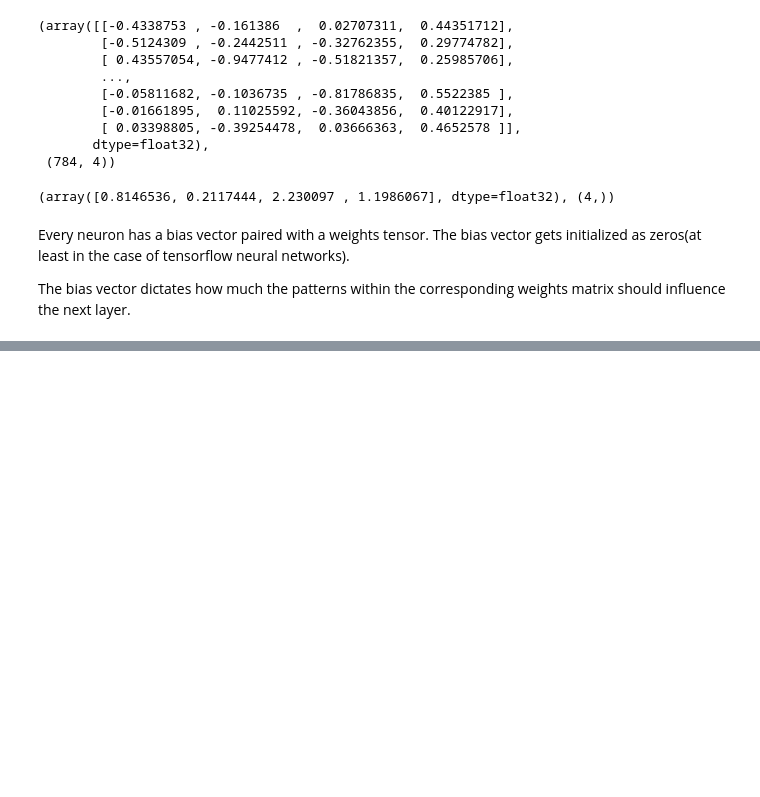
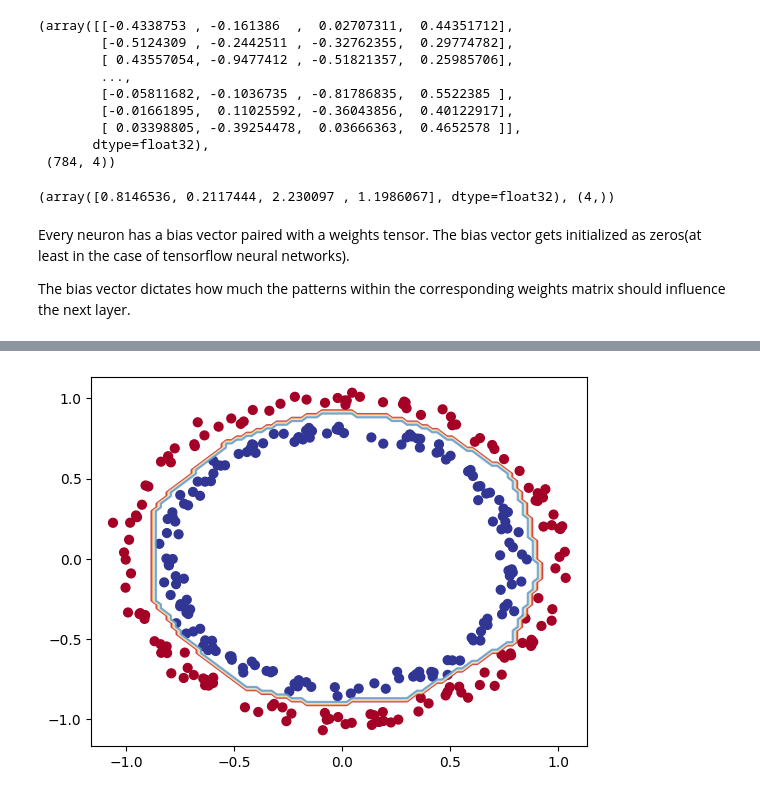
Before and after one commit to SheshamJoseph/Deep-Learning-with-Tensorflow-ZTM, a Jupyter notebook: 02_neural_net_classification.ipynb, the cells around one changed output, grey strips where cells are left out. Cells and saved outputs as stored; diff of their text form; code cells hidden in the pictures; blank space fills up the shorter version.

Commit message:
started exercises

```diff
--- a/02_neural_net_classification.ipynb
+++ b/02_neural_net_classification.ipynb
@@ -1432,0 +1494,26 @@ The bias vector dictates how much the patterns within the corresponding weights
+# %%
+# Now to replicate the model from exercise 2
+import tensorflow as tf
+import keras
+
+# set random seed
+tf.random.set_seed(42)
+
+# create the model having 5 hidden layers, 6 neurons each with relu activation,
+# Adam optimizer, binary crossentropy loss and accuracy metric
+ex_model_1 = keras.Sequential([
+    keras.layers.Dense(6, activation="relu"),
+    keras.layers.Dense(6, activation="relu"),
+    keras.layers.Dense(6, activation="relu"),
+    keras.layers.Dense(6, activation="relu"),
+    keras.layers.Dense(6, activation="relu"),
+    keras.layers.Dense(1, activation="sigmoid")
+])
+
+# compile the model
+ex_model_1.compile(loss=keras.losses.BinaryCrossentropy(),
+                   optimizer=keras.optimizers.Adam(learning_rate=0.001),
+                   metrics=["accuracy"])
+
+# fit the model
+ex_model_1_hist = ex_model_1.fit(X_train, y_train, epochs=100)
@@ -1432,0 +1544,6 @@ The bias vector dictates how much the patterns within the corresponding weights
+# %%
+# plot the decision boundary
+plot_decision_boundary(model=ex_model_1,
+                       X=X_test,
+                       y=y_test)
+# %% [output]
@@ -1432,0 +1552 @@ The bias vector dictates how much the patterns within the corresponding weights
+[figure, added]
```
Also changed, not shown: parts of 65 cells of this notebook.
